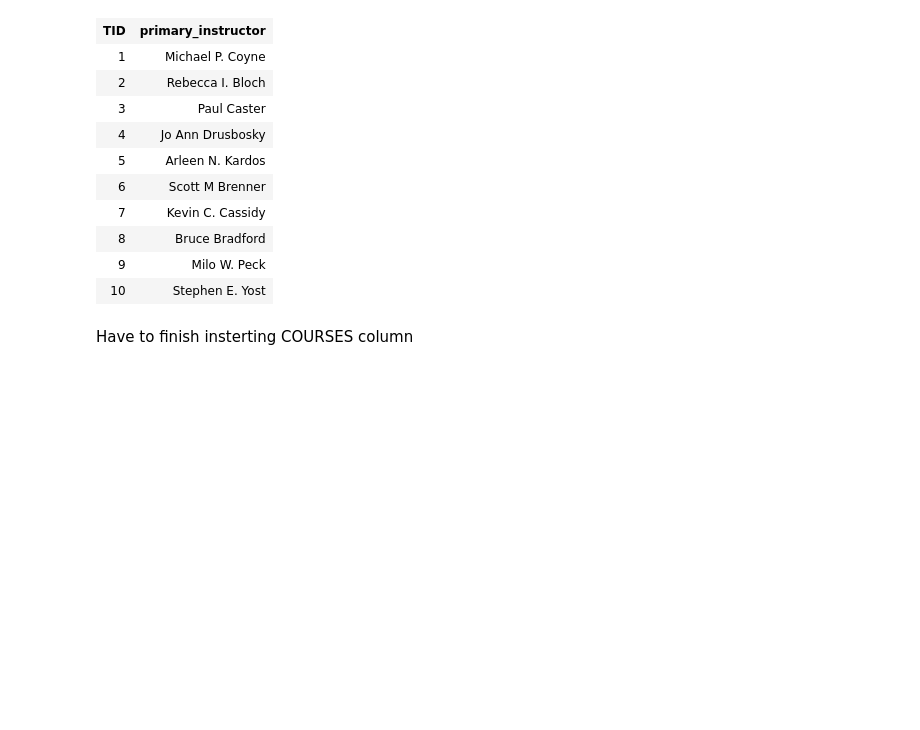
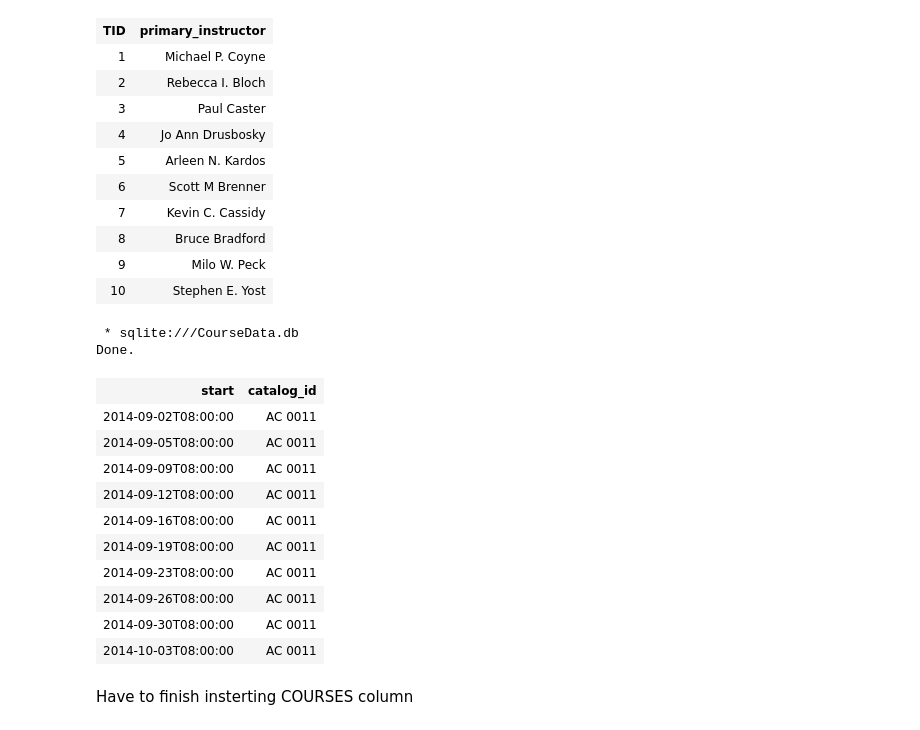
Before and after one commit to fairfield-university-ba-510-spring2019/final-project-the-wrecking-crew, a Jupyter notebook: ProjectR3-Tom-Copy1.ipynb, the cells around one changed output. Cells and saved outputs as stored; diff of their text form; code cells hidden in the pictures; blank space fills up the shorter version.

```diff
--- a/ProjectR3-Tom-Copy1.ipynb
+++ b/ProjectR3-Tom-Copy1.ipynb
@@ -366,6 +402,26 @@ Done.
 | 8 | Bruce Bradford |
 | 9 | Milo W. Peck |
 | 10 | Stephen E. Yost |
+# %%
+%%sql
+SELECT cm.start, c.catalog_id
+FROM COURSES AS c
+JOIN COURSEMEETINGS AS cm
+LIMIT 10;
+# %% [output]
+ * sqlite:///CourseData.db
+Done.
+| start | catalog_id |
+| 2014-09-02T08:00:00 | AC 0011 |
+| 2014-09-05T08:00:00 | AC 0011 |
+| 2014-09-09T08:00:00 | AC 0011 |
+| 2014-09-12T08:00:00 | AC 0011 |
+| 2014-09-16T08:00:00 | AC 0011 |
+| 2014-09-19T08:00:00 | AC 0011 |
+| 2014-09-23T08:00:00 | AC 0011 |
+| 2014-09-26T08:00:00 | AC 0011 |
+| 2014-09-30T08:00:00 | AC 0011 |
+| 2014-10-03T08:00:00 | AC 0011 |
 # %% [markdown]
 Have to finish insterting COURSES column
 # %%
```
Also changed, not shown: parts of 11 cells of this notebook.
